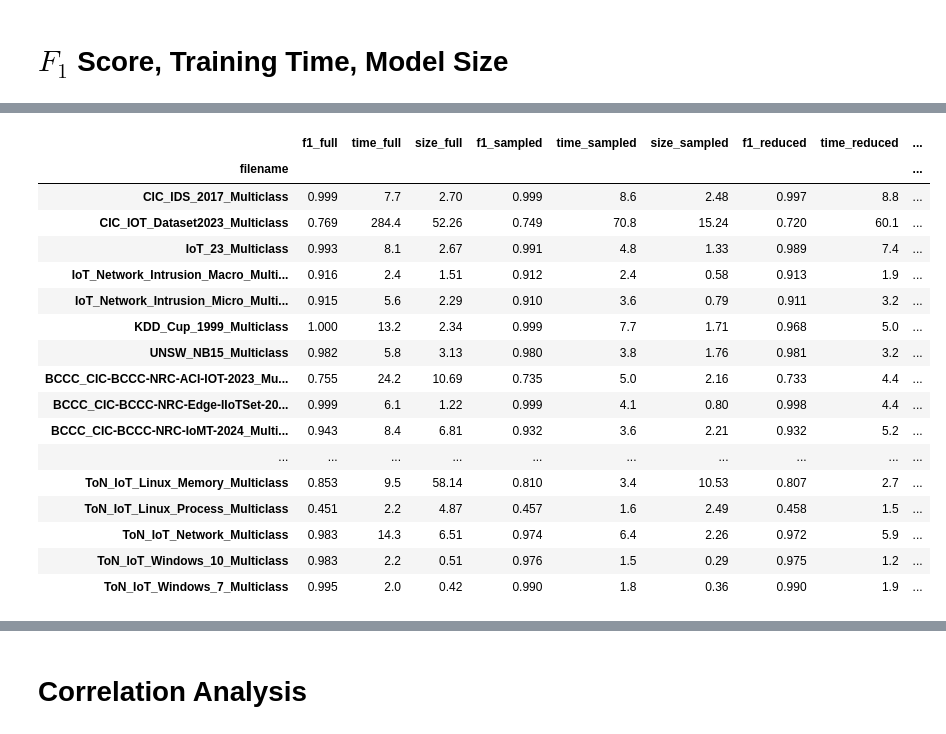
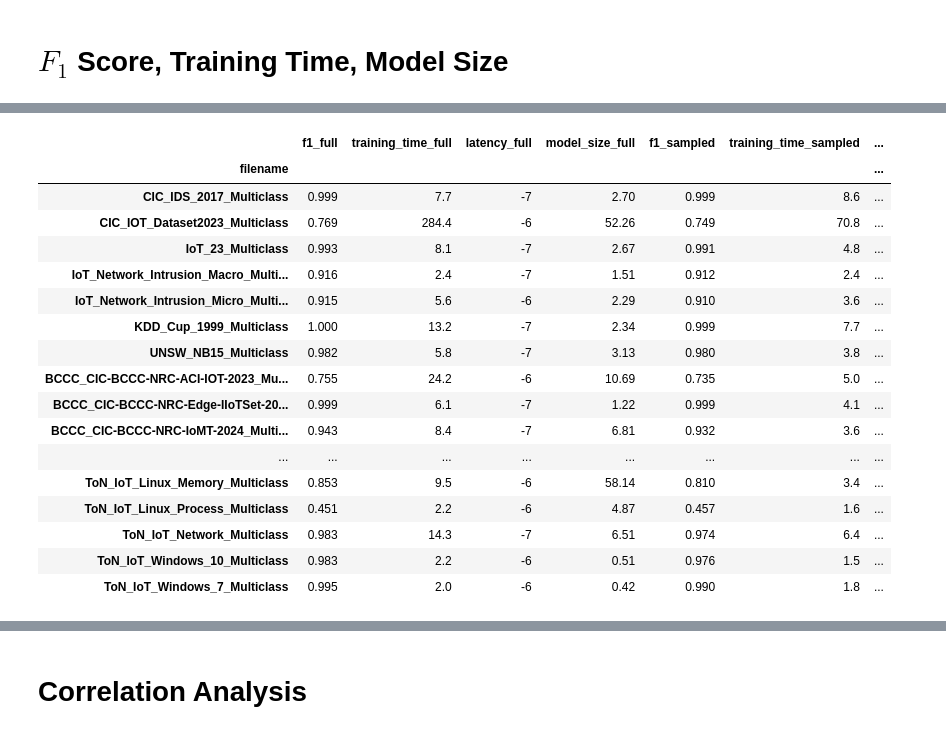
Before and after one commit to marcelovca90/ids-ml-gpu-benchmark, a Jupyter notebook: modules/evaluation/evaluator_parser.ipynb, the cells around one changed output, grey strips where cells are left out. Saved outputs shown, nothing was run; the diff lists cells and outputs as text; code cells hidden in the pictures.

```diff
--- a/modules/evaluation/evaluator_parser.ipynb
+++ b/modules/evaluation/evaluator_parser.ipynb
@@ -51,8 +51,6 @@ row_order = [
     "BCCC_CIC-BCCC-NRC-UQ-IOT-2022_Multiclass",
     "BoT_IoT_Macro_Multiclass",
     "BoT_IoT_Micro_Multiclass",
-    "CICAPT_IIoT_Phase1_Macro_Multiclass", # nok (single-class)
-    "CICAPT_IIoT_Phase1_Micro_Multiclass", # nok (single-class)
     "CICAPT_IIoT_Phase2_Macro_Multiclass",
     "CICAPT_IIoT_Phase2_Micro_Multiclass",
     "CICEVSE2024_EVSE-A_Macro_Multiclass",
@@ -116,6 +114,26 @@ def now():
 
 def blend_with_white(rgb, alpha):
     return [1 - alpha * (1 - c) for c in rgb]
+
+def format_latency_prefix_only(x: float) -> str:
+    """Format float as scaled SI-prefixed string using µ, m, or raw (s), no unit suffix."""
+    if pd.isna(x):
+        return "NaN"
+    if x == 0:
+        return "0"
+
+    if abs(x) >= 1.0:
+        return f"{x:,.1f}"        # raw seconds, no prefix
+    elif abs(x) >= 1e-3:
+        return f"{x / 1e-3:,.1f} m"  # milliseconds
+    else:
+        return f"{x / 1e-6:,.1f} µ"  # microseconds
+
+def latency_exponent(x):
+    """Return base-10 exponent of latency in seconds (e.g., -6 for µs, -3 for ms, 0 for s)."""
+    if pd.isna(x) or x <= 0:
+        return "NaN"
+    return str(int(np.floor(np.log10(x))))
 
 def format_and_color_columns(df, color_map_dict={}, alpha=0.0):
     df_colored = df.copy()
@@ -127,6 +145,10 @@ def format_and_color_columns(df, color_map_dict={}, alpha=0.0):
         if pd.api.types.is_float_dtype(col_data):
             if 'time' in col:
                 formatted = col_data.map(lambda x: f"{x:,.1f}")
+            elif 'latency' in col:
+                # formatted = col_data.map(lambda x: f"{(x*1e6):,.1f}")
+                # formatted = col_data.map(format_latency_prefix_only)
+                formatted = col_data.map(latency_exponent)
             elif 'size' in col:
                 formatted = col_data.map(lambda x: f"{x:,.2f}")
             else:
@@ -281,7 +303,7 @@ df_difficulty_pretty = format_and_color_columns(
     alpha=0.5
 )
 
-with open("tables/table_2.tex", "w") as f:
+with open("tables/table_3.tex", "w") as f:
     f.write(df_difficulty_pretty.to_string())
 
 df_difficulty_pretty
@@ -480,41 +471,41 @@ Could not open /home/automl/git/iot-threat-classifier/2025-07-05/Output_Multicla
 # %%
 col_order_no_hpo = [
-    "f1_full", "time_full", "size_full",
-    "f1_sampled", "time_sampled", "size_sampled",
-    "f1_reduced", "time_reduced", "size_reduced",
-    "f1_filtered", "time_filtered", "size_filtered"
+    "f1_full", "training_time_full", "latency_full", "model_size_full",
+    "f1_sampled", "training_time_sampled", "latency_sampled", "model_size_sampled",
+    "f1_reduced", "training_time_reduced", "latency_reduced", "model_size_reduced",
+    "f1_filtered", "training_time_filtered", "latency_filtered", "model_size_filtered"
 ]
 
 df_scores_no_hpo = format_and_color_columns(
     df_difficulty.loc[
         [i for i in row_order if i in df_difficulty.index],
         [c for c in col_order_no_hpo if c in df_difficulty.columns]
     ]
 )
 
-with open("tables/table_3.tex", "w") as f:
+with open("tables/table_4.tex", "w") as f:
     f.write(df_scores_no_hpo.to_string())
 
 df_scores_no_hpo
 # %% [output]
-|  | f1_full | time_full | size_full | f1_sampled | time_sampled | size_sampled | f1_reduced | time_reduced | ... |
-| filename |  |  |  |  |  |  |  |  | ... |
-| CIC_IDS_2017_Multiclass | 0.999 | 7.7 | 2.70 | 0.999 | 8.6 | 2.48 | 0.997 | 8.8 | ... |
-| CIC_IOT_Dataset2023_Multiclass | 0.769 | 284.4 | 52.26 | 0.749 | 70.8 | 15.24 | 0.720 | 60.1 | ... |
-| IoT_23_Multiclass | 0.993 | 8.1 | 2.67 | 0.991 | 4.8 | 1.33 | 0.989 | 7.4 | ... |
-| IoT_Network_Intrusion_Macro_Multi... | 0.916 | 2.4 | 1.51 | 0.912 | 2.4 | 0.58 | 0.913 | 1.9 | ... |
-| IoT_Network_Intrusion_Micro_Multi... | 0.915 | 5.6 | 2.29 | 0.910 | 3.6 | 0.79 | 0.911 | 3.2 | ... |
-| KDD_Cup_1999_Multiclass | 1.000 | 13.2 | 2.34 | 0.999 | 7.7 | 1.71 | 0.968 | 5.0 | ... |
-| UNSW_NB15_Multiclass | 0.982 | 5.8 | 3.13 | 0.980 | 3.8 | 1.76 | 0.981 | 3.2 | ... |
-| BCCC_CIC-BCCC-NRC-ACI-IOT-2023_Mu... | 0.755 | 24.2 | 10.69 | 0.735 | 5.0 | 2.16 | 0.733 | 4.4 | ... |
-| BCCC_CIC-BCCC-NRC-Edge-IIoTSet-20... | 0.999 | 6.1 | 1.22 | 0.999 | 4.1 | 0.80 | 0.998 | 4.4 | ... |
-| BCCC_CIC-BCCC-NRC-IoMT-2024_Multi... | 0.943 | 8.4 | 6.81 | 0.932 | 3.6 | 2.21 | 0.932 | 5.2 | ... |
-| ... | ... | ... | ... | ... | ... | ... | ... | ... | ... |
-| ToN_IoT_Linux_Memory_Multiclass | 0.853 | 9.5 | 58.14 | 0.810 | 3.4 | 10.53 | 0.807 | 2.7 | ... |
-| ToN_IoT_Linux_Process_Multiclass | 0.451 | 2.2 | 4.87 | 0.457 | 1.6 | 2.49 | 0.458 | 1.5 | ... |
-| ToN_IoT_Network_Multiclass | 0.983 | 14.3 | 6.51 | 0.974 | 6.4 | 2.26 | 0.972 | 5.9 | ... |
-| ToN_IoT_Windows_10_Multiclass | 0.983 | 2.2 | 0.51 | 0.976 | 1.5 | 0.29 | 0.975 | 1.2 | ... |
-| ToN_IoT_Windows_7_Multiclass | 0.995 | 2.0 | 0.42 | 0.990 | 1.8 | 0.36 | 0.990 | 1.9 | ... |
+|  | f1_full | training_time_full | latency_full | model_size_full | f1_sampled | training_time_sampled | ... |
+| filename |  |  |  |  |  |  | ... |
+| CIC_IDS_2017_Multiclass | 0.999 | 7.7 | -7 | 2.70 | 0.999 | 8.6 | ... |
+| CIC_IOT_Dataset2023_Multiclass | 0.769 | 284.4 | -6 | 52.26 | 0.749 | 70.8 | ... |
+| IoT_23_Multiclass | 0.993 | 8.1 | -7 | 2.67 | 0.991 | 4.8 | ... |
+| IoT_Network_Intrusion_Macro_Multi... | 0.916 | 2.4 | -7 | 1.51 | 0.912 | 2.4 | ... |
+| IoT_Network_Intrusion_Micro_Multi... | 0.915 | 5.6 | -6 | 2.29 | 0.910 | 3.6 | ... |
+| KDD_Cup_1999_Multiclass | 1.000 | 13.2 | -7 | 2.34 | 0.999 | 7.7 | ... |
+| UNSW_NB15_Multiclass | 0.982 | 5.8 | -7 | 3.13 | 0.980 | 3.8 | ... |
+| BCCC_CIC-BCCC-NRC-ACI-IOT-2023_Mu... | 0.755 | 24.2 | -6 | 10.69 | 0.735 | 5.0 | ... |
+| BCCC_CIC-BCCC-NRC-Edge-IIoTSet-20... | 0.999 | 6.1 | -7 | 1.22 | 0.999 | 4.1 | ... |
+| BCCC_CIC-BCCC-NRC-IoMT-2024_Multi... | 0.943 | 8.4 | -7 | 6.81 | 0.932 | 3.6 | ... |
+| ... | ... | ... | ... | ... | ... | ... | ... |
+| ToN_IoT_Linux_Memory_Multiclass | 0.853 | 9.5 | -6 | 58.14 | 0.810 | 3.4 | ... |
+| ToN_IoT_Linux_Process_Multiclass | 0.451 | 2.2 | -6 | 4.87 | 0.457 | 1.6 | ... |
+| ToN_IoT_Network_Multiclass | 0.983 | 14.3 | -7 | 6.51 | 0.974 | 6.4 | ... |
+| ToN_IoT_Windows_10_Multiclass | 0.983 | 2.2 | -6 | 0.51 | 0.976 | 1.5 | ... |
+| ToN_IoT_Windows_7_Multiclass | 0.995 | 2.0 | -6 | 0.42 | 0.990 | 1.8 | ... |
 # %%
 col_order_hpo = [
     "f1_hpo_min", "f1_hpo_max", "f1_hpo_mean", "f1_hpo_std",
```
Also changed, not shown: parts of 26 cells of this notebook, 18 other files.
